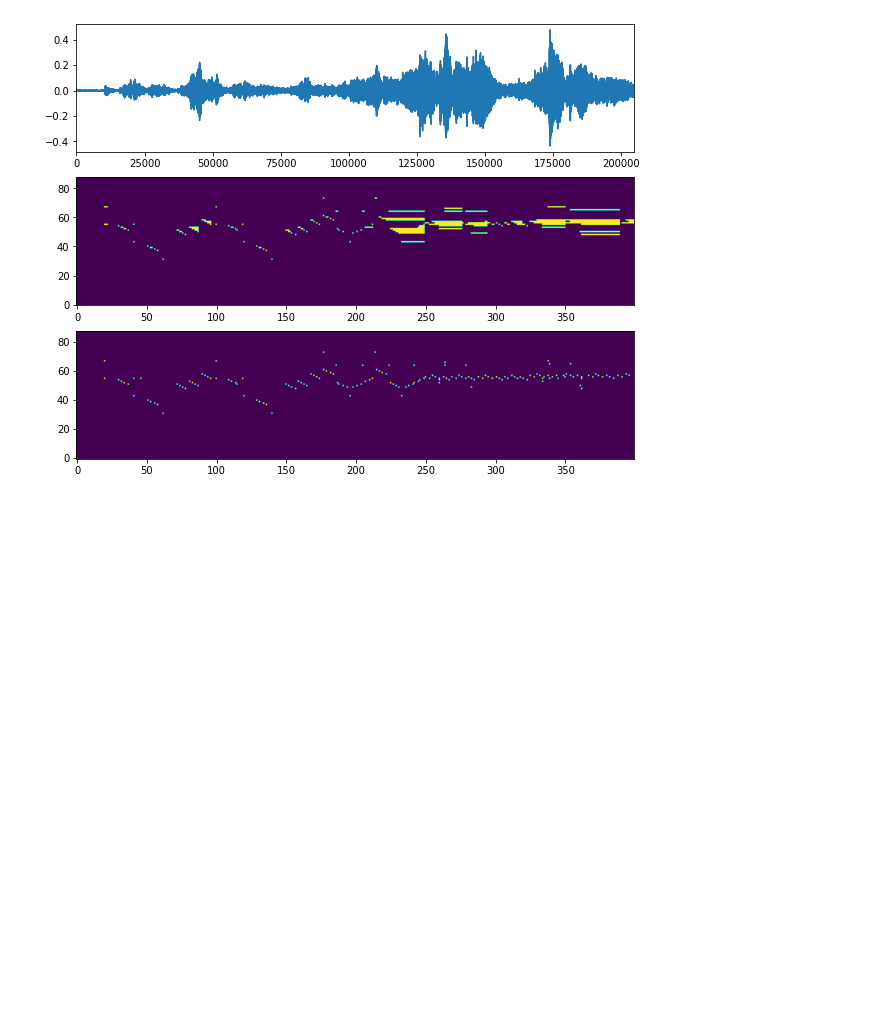
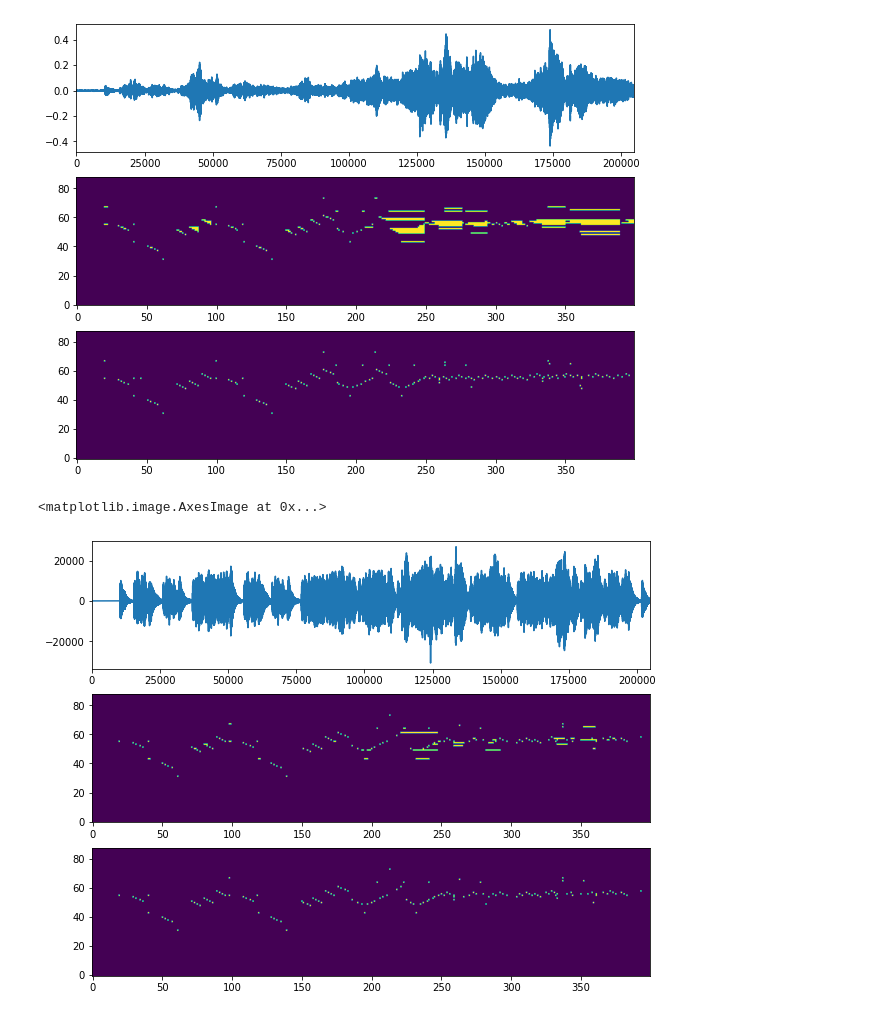
Before and after one commit to jhkang0408/GCT634-Musical-Applications-of-ML, a Jupyter notebook: Assignment3/hw3_tutorial.ipynb, the cells around one changed output. Saved outputs shown, nothing was run; the diff lists cells and outputs as text; code cells hidden in the pictures; blank space fills up the shorter version.

```diff
--- a/Assignment3/hw3_tutorial.ipynb
+++ b/Assignment3/hw3_tutorial.ipynb
@@ -199,0 +121,5 @@ MIDI-Unprocessed_SMF_17_R1_2004_03-06_ORIG_MID--AUDIO_20_R2_2004_12_Track12_wav-
+# %%
+midi_path = 'runs/exp_211116-095711/'+(test_dataset.files('test')[0][1]).split('/')[2]
+audio_path = midi_path.split('.')[0]+'.wav'
+print(midi_path)
+print(audio_path)
@@ -209,3 +213,15 @@ plt.imshow(data['onset'].numpy()[:400].T, aspect='auto', origin='lower')
 # %% [output]
 <matplotlib.image.AxesImage at 0x...>
 [figure]
+# %%
+plt.figure(figsize=(10,8))
+plt.subplot(311)
+plt.plot(modelpass_data['audio'].numpy()[:400*HOP_SIZE])
+plt.autoscale(enable=True, axis='x', tight=True)
+plt.subplot(312)
+plt.imshow(modelpass_data['frame'].numpy()[:400].T, aspect='auto', origin='lower')
+plt.subplot(313)
+plt.imshow(modelpass_data['onset'].numpy()[:400].T, aspect='auto', origin='lower')
+# %% [output]
+<matplotlib.image.AxesImage at 0x...>
+[figure, added]
```
Also changed, not shown: parts of 13 cells of this notebook, 4 other files.
